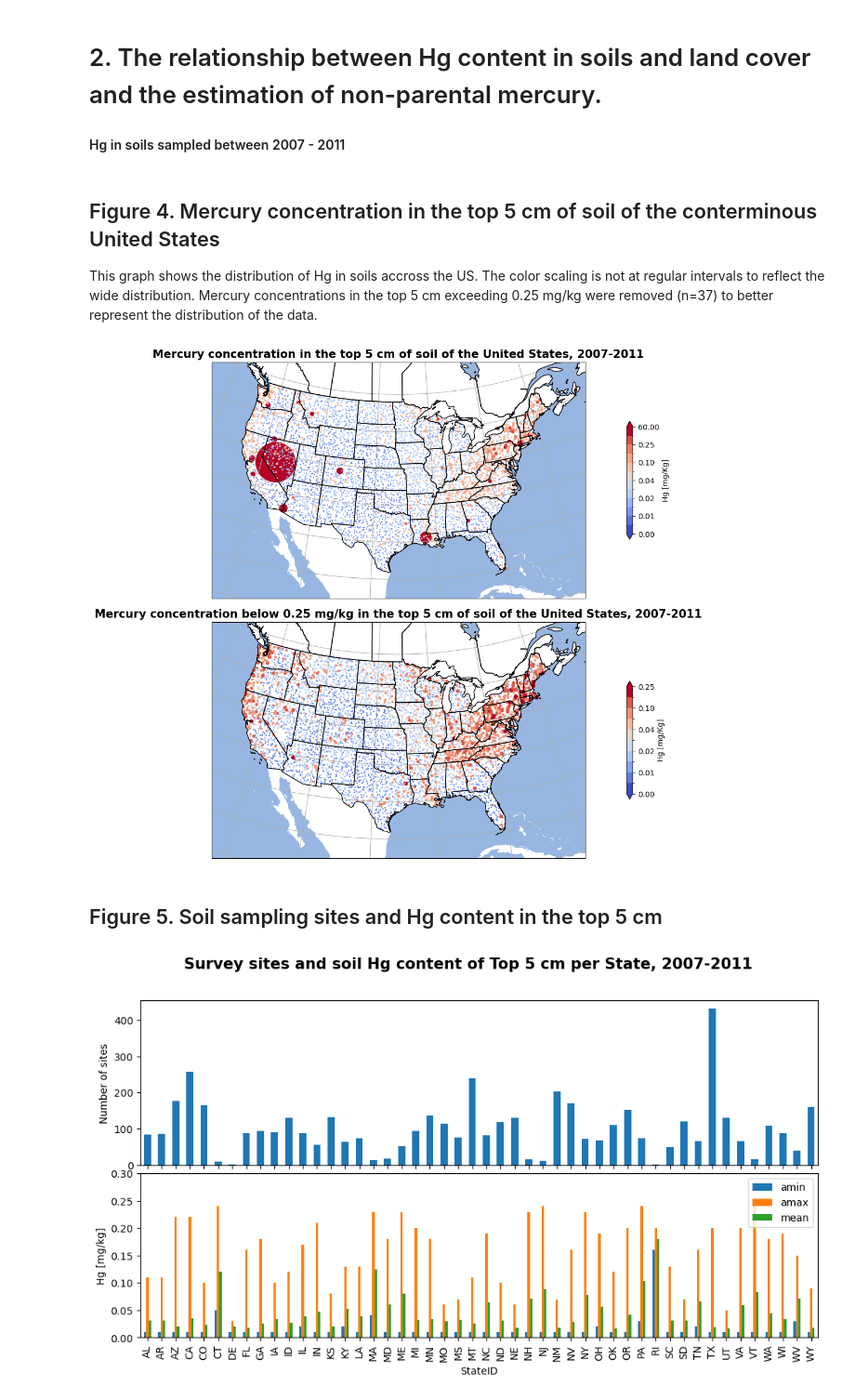
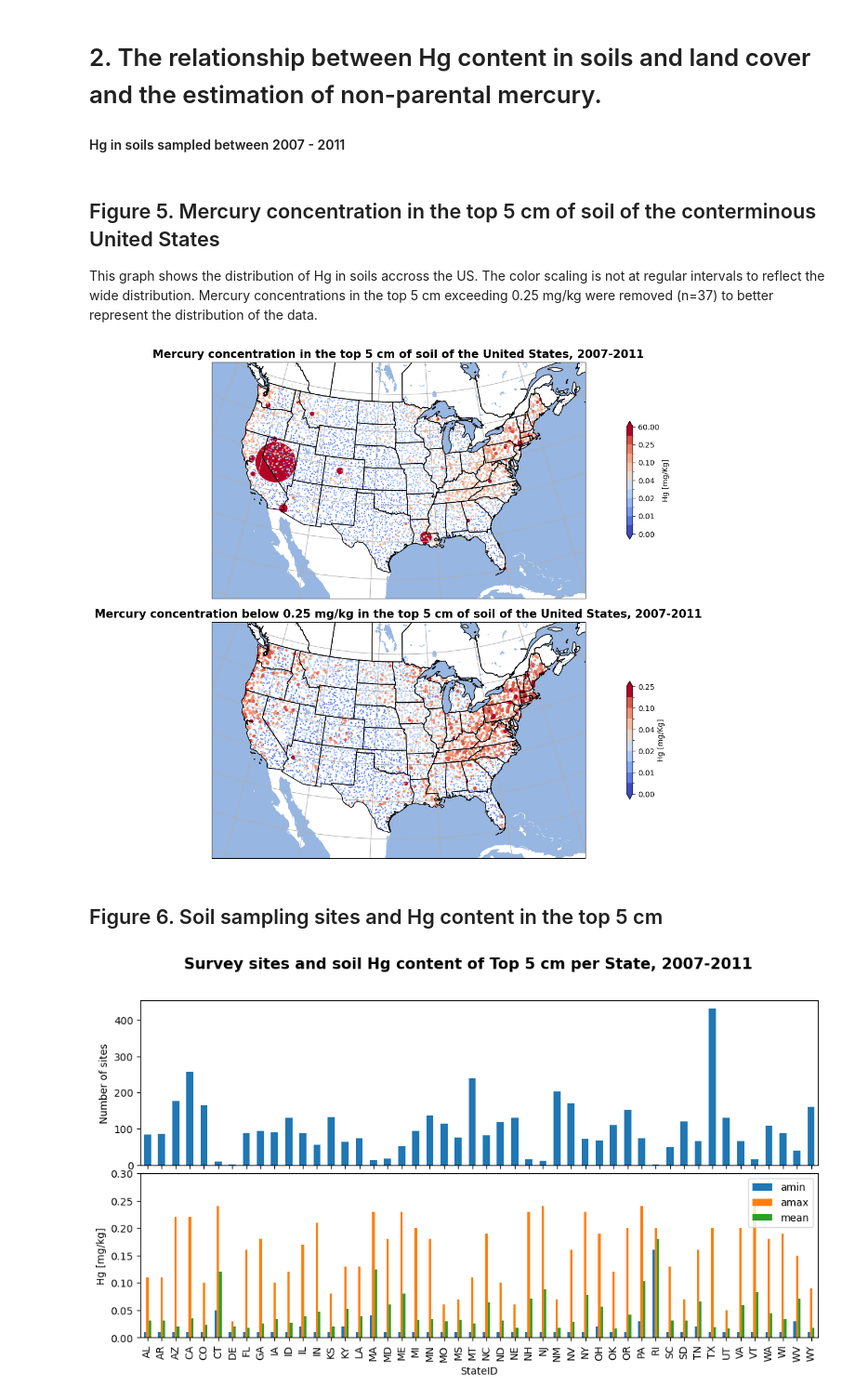
Before and after one commit to jangelamaya/rces-final-project, a Jupyter notebook: final_project.ipynb, the cells around one changed output. Shown at 93% size. Drawn from its saved outputs; the diff is of its cells as text; code cells hidden in the pictures.

```diff
--- a/final_project.ipynb
+++ b/final_project.ipynb
@@ -216,7 +215,7 @@ plt.scatter(mdn_annual_gdf.ppt,mdn_annual_gdf.HgDep)
 
 #### Hg in soils sampled between 2007 - 2011
 # %% [markdown]
-## Figure 4. Mercury concentration in the top 5 cm of soil of the conterminous United States
+## Figure 5. Mercury concentration in the top 5 cm of soil of the conterminous United States
 
 This graph shows the distribution of Hg in soils accross the US. The color scaling is not at regular intervals to reflect the wide distribution. Mercury concentrations in the top 5 cm exceeding 0.25 mg/kg were removed (n=37) to better represent the distribution of the data.
 # %%
@@ -230,6 +229,7 @@ proj = ccrs.LambertConformal(central_longitude=np.mean(extent[:2]), central_lati
 fig, ax = plt.subplots(ncols=1, nrows=2,figsize=(20,12),subplot_kw={'projection': proj})
 ax[0].set_extent(extent)
 ax[0].add_feature(cfeature.OCEAN);
+ax[0].add_feature(cfeature.LAKES);
 ax[0].add_feature(cfeature.STATES, edgecolor='black', zorder=10)
 
 # plot data
@@ -237,36 +237,37 @@ bounds = np.array([0,0.008,0.01,0.015,0.02,0.03,0.04,0.05,0.1,0.2,0.25,0.3,60])
 norm = colors.BoundaryNorm(boundaries=bounds, ncolors=256)
 pcm1=ax[0].scatter(Top5_i_gdf.longitude, Top5_i_gdf.latitude, transform=ccrs.PlateCarree(),
                 s=Top5_i_gdf.Top5_Hg*50, c=Top5_i_gdf.Top5_Hg, cmap='coolwarm',norm=norm);
 # decorate
 ax[0].set_title('Mercury concentration in the top 5 cm of soil of the United States, 2007-2011', fontsize=15,fontweight='bold')
 ax[0].gridlines()
 fig.colorbar(pcm1, extend='both', orientation='vertical',shrink=0.5, label='Hg [mg/Kg]')
 
 #  remove the two higher values <0.25 mg/kg
 Top5_Hg_s=Top5_i_gdf[(Top5_i_gdf.Top5_Hg<0.25)]  #remove the two higher values 56.40 and 4.43
 
 # decorate
 ax[1].set_extent(extent)
 ax[1].add_feature(cfeature.OCEAN);
+ax[1].add_feature(cfeature.LAKES);
 ax[1].add_feature(cfeature.STATES, edgecolor='black', zorder=10)
 
 # plot data
 bounds = np.array([0,0.008,0.01,0.015,0.02,0.03,0.04,0.05,0.1,0.2,0.25])
 norm = colors.BoundaryNorm(boundaries=bounds, ncolors=256)
 pcm2=ax[1].scatter(Top5_Hg_s.longitude, Top5_Hg_s.latitude, transform=ccrs.PlateCarree(),
                 s=Top5_Hg_s.Top5_Hg*100, c=Top5_Hg_s.Top5_Hg, cmap='coolwarm',norm=norm);
 
 # adjust plot
 ax[1].set_title('Mercury concentration below 0.25 mg/kg in the top 5 cm of soil of the United States, 2007-2011',fontsize=15,fontweight='bold')
 ax[1].gridlines()
 fig.colorbar(pcm2, extend='both', orientation='vertical',shrink=0.5, label='Hg [mg/Kg]')
 
 plt.subplots_adjust(hspace = 0.1)
 plt.subplots_adjust(wspace = 0.2)
 # %% [output]
-[figure, old version]
+[figure, new version]
 # %% [markdown]
-## Figure 5. Soil sampling sites and Hg content in the top 5 cm
+## Figure 6. Soil sampling sites and Hg content in the top 5 cm
 # %%
 #setup
 fig, ax = plt.subplots(ncols=1, nrows=2,figsize=(18,10))
```
Also changed, not shown: parts of 20 cells of this notebook.
